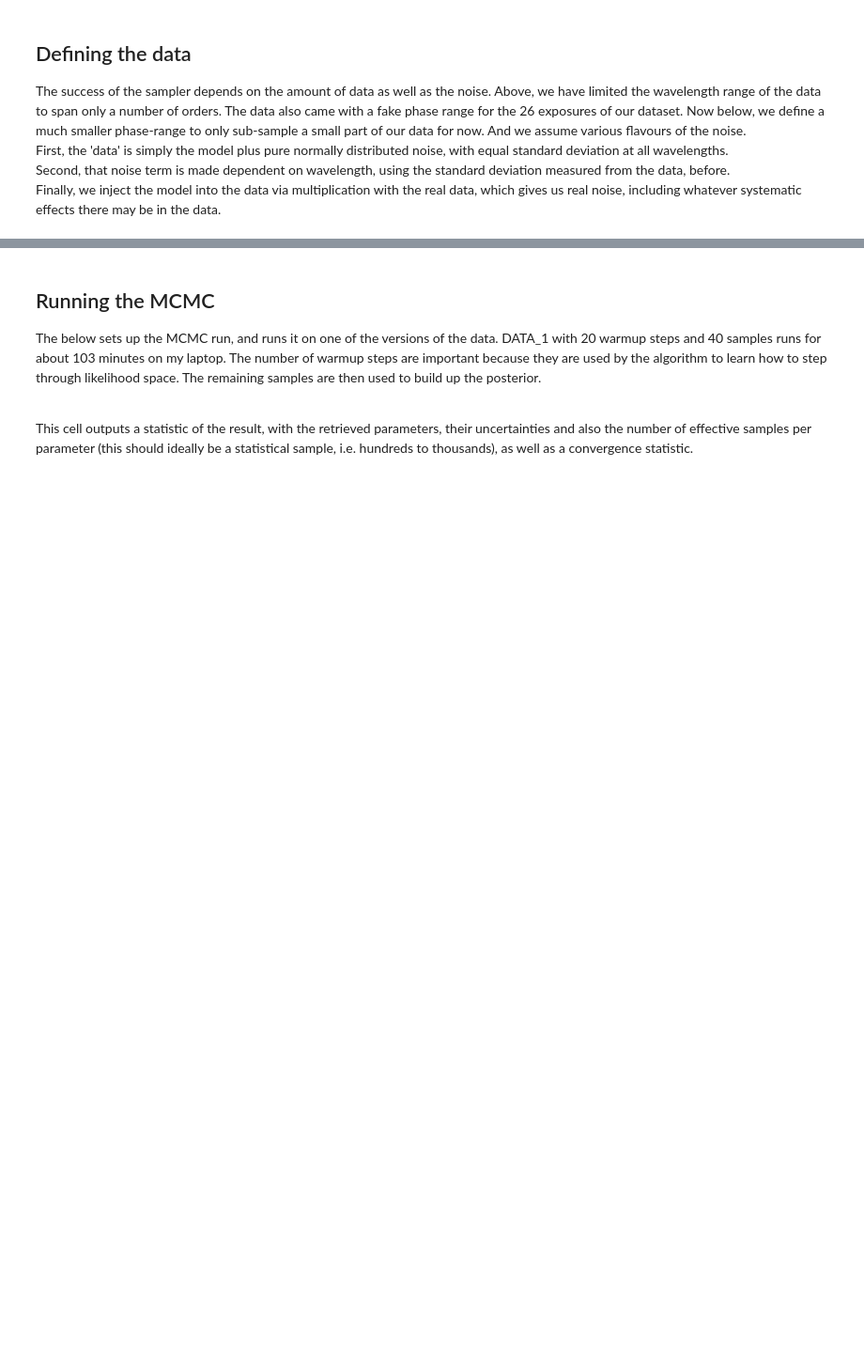
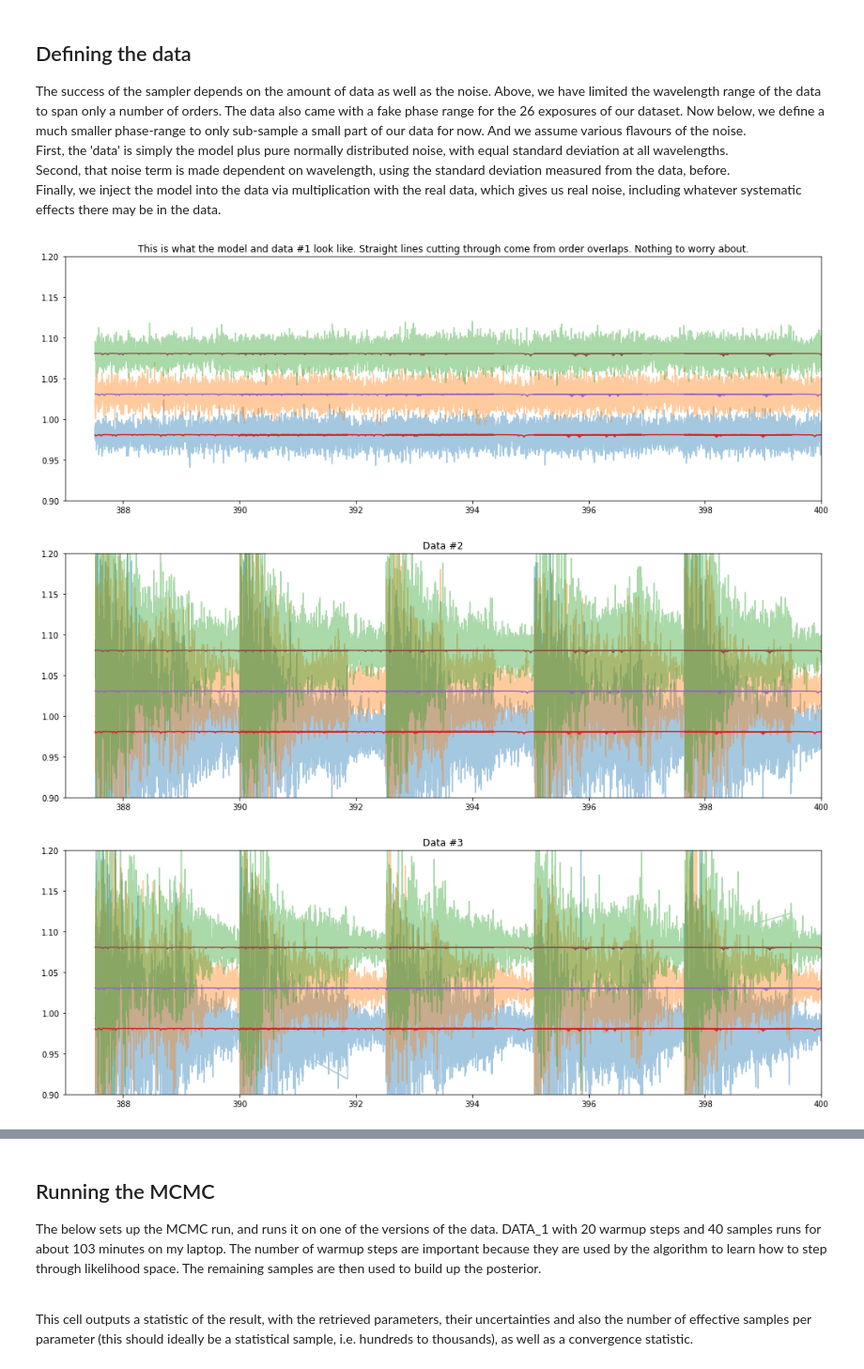
Before and after one commit to Hoeijmakers/jax-hires-coffee, a Jupyter notebook: hires-transmission-hk17.ipynb, the cells around one changed output, grey strips where cells are left out. Shown at 94% size. Saved outputs shown, nothing was run; the diff lists cells and outputs as text; code cells hidden in the pictures; blank space fills up the shorter version.

```diff
--- a/hires-transmission-hk17.ipynb
+++ b/hires-transmission-hk17.ipynb
@@ -674,7 +718,7 @@ Finally, we inject the model into the data via multiplication with the real data
 systematic effects there may be in the data.
 # %%
 #The next step would be to inject the model into the data before cleaning takes place.
-true_p = [2500.0,-4.0,jnp.array([-1.0,-2.0]),-2.0,1.0,4.0,20.0,150.0]
+true_p = [2500.0,-4.0,jnp.array([-1.0,-2.0,-1.5]),-2.0,1.0,4.0,20.0,150.0]
 
 phase = jnp.array([-0.1,-0.05,0,0.05,0.1])
 true_model = model_jax(true_p,wld,wli,kappa_grid,x_kernel,jnp.array(phase),c,gamma,k,m,g,P0,R0,Rs**2,n_species)
@@ -687,9 +731,13 @@ DATA_1_E = DATA_1*0.0+NOISE_1
 #A model with pure gaussian noise equal to that measured in the data.
 #Jax doesn't like infinite values (NaNs, np.inf). I need to replace these:
 DATA_2 = true_model + np.random.normal(loc=0.0,scale=1.0,size=(len(phase),len(wld))) * err[0:len(phase)]
+DATA_2 = np.array(DATA_2)
+DATA_2[~np.isfinite(DATA_2)] = 1.0
 DATA_2_E = np.array(err[0:len(phase)])
 DATA_2_E[~np.isfinite(DATA_2_E)] = 5.0 # A large error.
 DATA_2_E = jnp.array(DATA_2_E)
+
+
 
 
 #A model injected into real data.
@@ -723,30 +771,34 @@ if not batch:
     plt.plot(wld,DATA_2[2]+0.1,alpha=0.4)
     plt.plot(wld,true_model[0])
     plt.plot(wld,true_model[1]+0.05)
     plt.plot(wld,true_model[2]+0.1)
     plt.ylim(YLIM[0],YLIM[1])
     plt.title('Data #2')
     plt.xlim(XLIM[0],XLIM[1])
     plt.tight_layout()
     plt.show()
 
     plt.figure(figsize=(14,5))
     plt.plot(wld,DATA_3[0],alpha=0.4)
     plt.plot(wld,DATA_3[1]+0.05,alpha=0.4)
     plt.plot(wld,DATA_3[2]+0.1,alpha=0.4)
     plt.plot(wld,true_model[0])
     plt.plot(wld,true_model[1]+0.05)
     plt.plot(wld,true_model[2]+0.1)
     plt.ylim(YLIM[0],YLIM[1])
     plt.title('Data #3')
     plt.xlim(XLIM[0],XLIM[1])
     plt.tight_layout()
     plt.show()
 
 
     N=5
     t1=ut.start()
     for i in range(N):
         true_model = model_jax(true_p,wld,wli,kappa_grid,x_kernel,phase,c,gamma,k,m,g,P0,R0,Rs**2,n_species)
     t2 = ut.end(t1,silent=True)/N
     print(f'Elapsed time per JAX model: {np.round(t2*1000,3)} ms')
+# %% [output]
+[figure, added]
+[figure, added]
+[figure, added]
```
Also changed, not shown: parts of 19 cells of this notebook, 1 other file.
